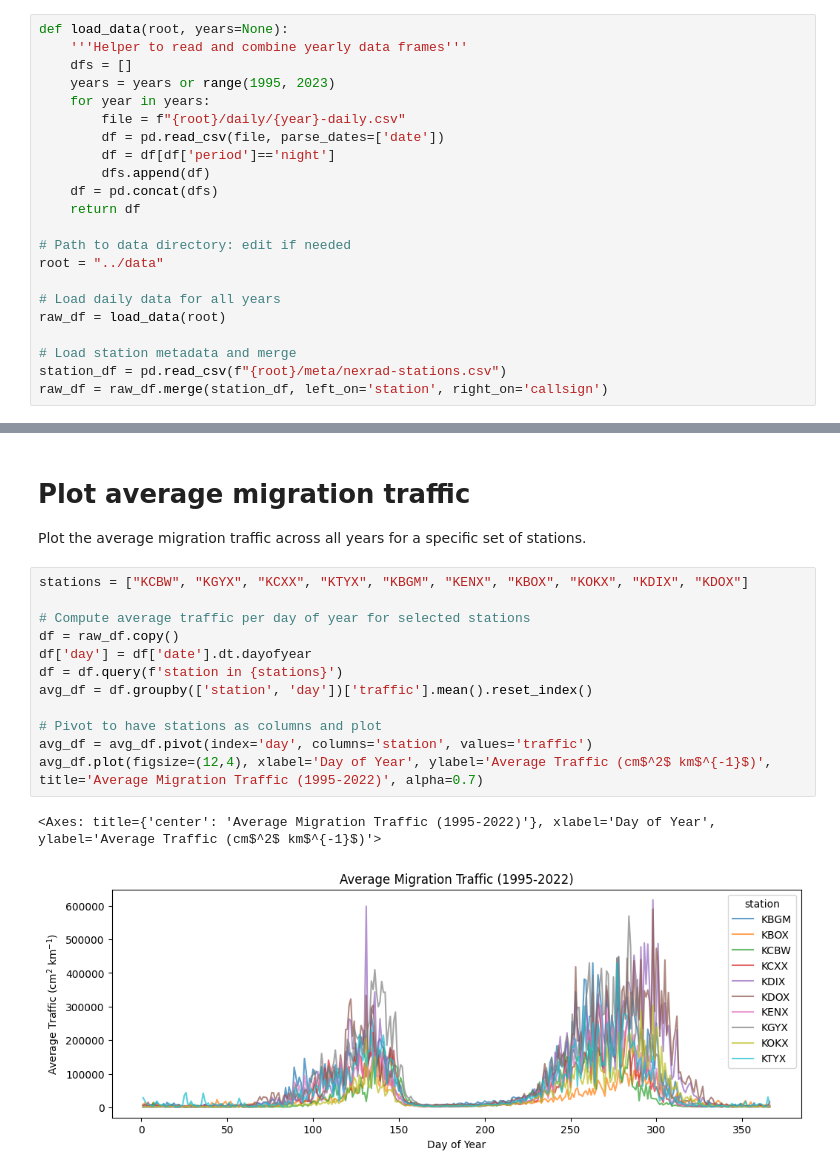
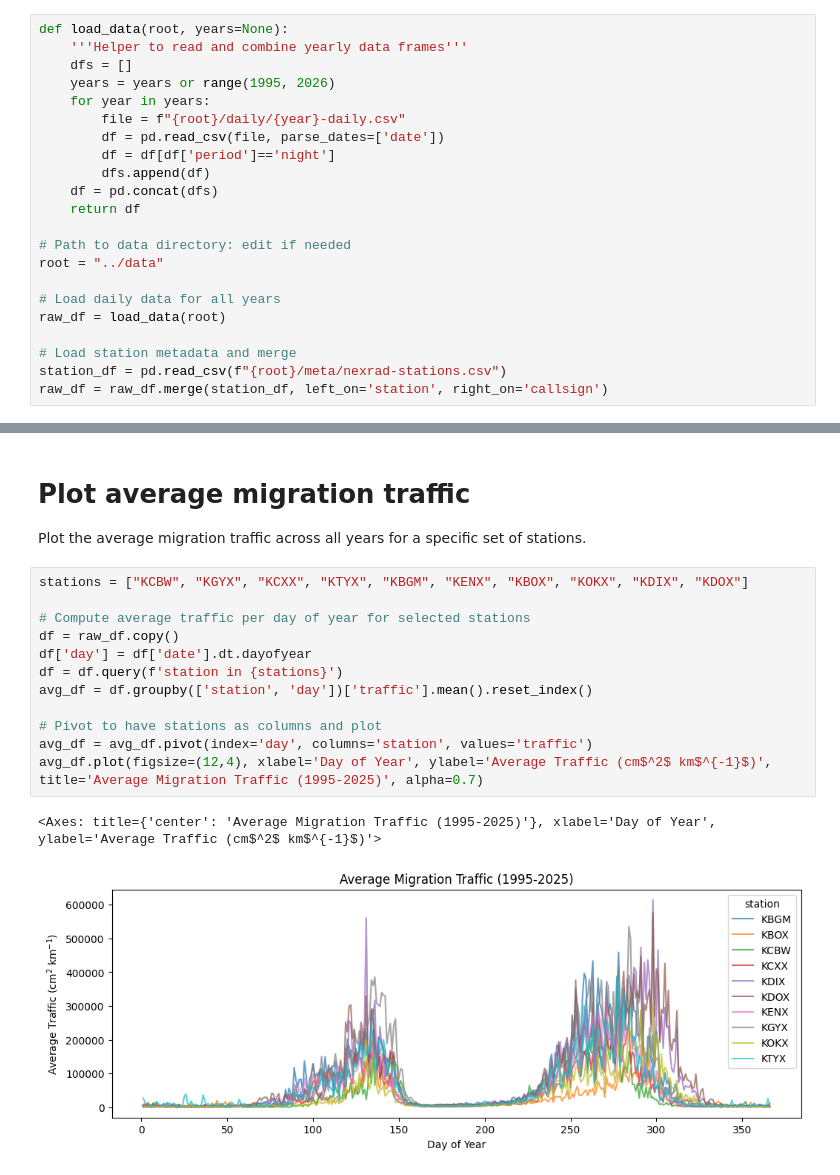
Before and after one commit to darkecology/darkeco-dataset, a Jupyter notebook: scripts/demo.ipynb, the cells around one changed output, grey strips where cells are left out. Cells and saved outputs as stored; diff of their text form.

```diff
--- a/scripts/demo.ipynb
+++ b/scripts/demo.ipynb
@@ -10,7 +10,7 @@ This cell defines a helper function to load daily data for separate years and co
 def load_data(root, years=None):
     '''Helper to read and combine yearly data frames'''
     dfs = []
-    years = years or range(1995, 2023)
+    years = years or range(1995, 2026)
     for year in years:
         file = f"{root}/daily/{year}-daily.csv"
         df = pd.read_csv(file, parse_dates=['date'])
@@ -101,15 +101,15 @@ Plot the average migration traffic across all years for a specific set of statio
 # %%
 stations = ["KCBW", "KGYX", "KCXX", "KTYX", "KBGM", "KENX", "KBOX", "KOKX", "KDIX", "KDOX"]
 
 # Compute average traffic per day of year for selected stations
 df = raw_df.copy()
 df['day'] = df['date'].dt.dayofyear
 df = df.query(f'station in {stations}')
 avg_df = df.groupby(['station', 'day'])['traffic'].mean().reset_index()
 
 # Pivot to have stations as columns and plot
 avg_df = avg_df.pivot(index='day', columns='station', values='traffic')
-avg_df.plot(figsize=(12,4), xlabel='Day of Year', ylabel='Average Traffic (cm$^2$ km$^{-1}$)', title='Average Migration Traffic (1995-2022)', alpha=0.7)
+avg_df.plot(figsize=(12,4), xlabel='Day of Year', ylabel='Average Traffic (cm$^2$ km$^{-1}$)', title='Average Migration Traffic (1995-2025)', alpha=0.7)
 # %% [output]
-<Axes: title={'center': 'Average Migration Traffic (1995-2022)'}, xlabel='Day of Year', ylabel='Average Traffic (cm$^2$ km$^{-1}$)'>
+<Axes: title={'center': 'Average Migration Traffic (1995-2025)'}, xlabel='Day of Year', ylabel='Average Traffic (cm$^2$ km$^{-1}$)'>
-[figure, old version]
+[figure, new version]
```
Also changed, not shown: parts of 2 cells of this notebook, 2 other files.
